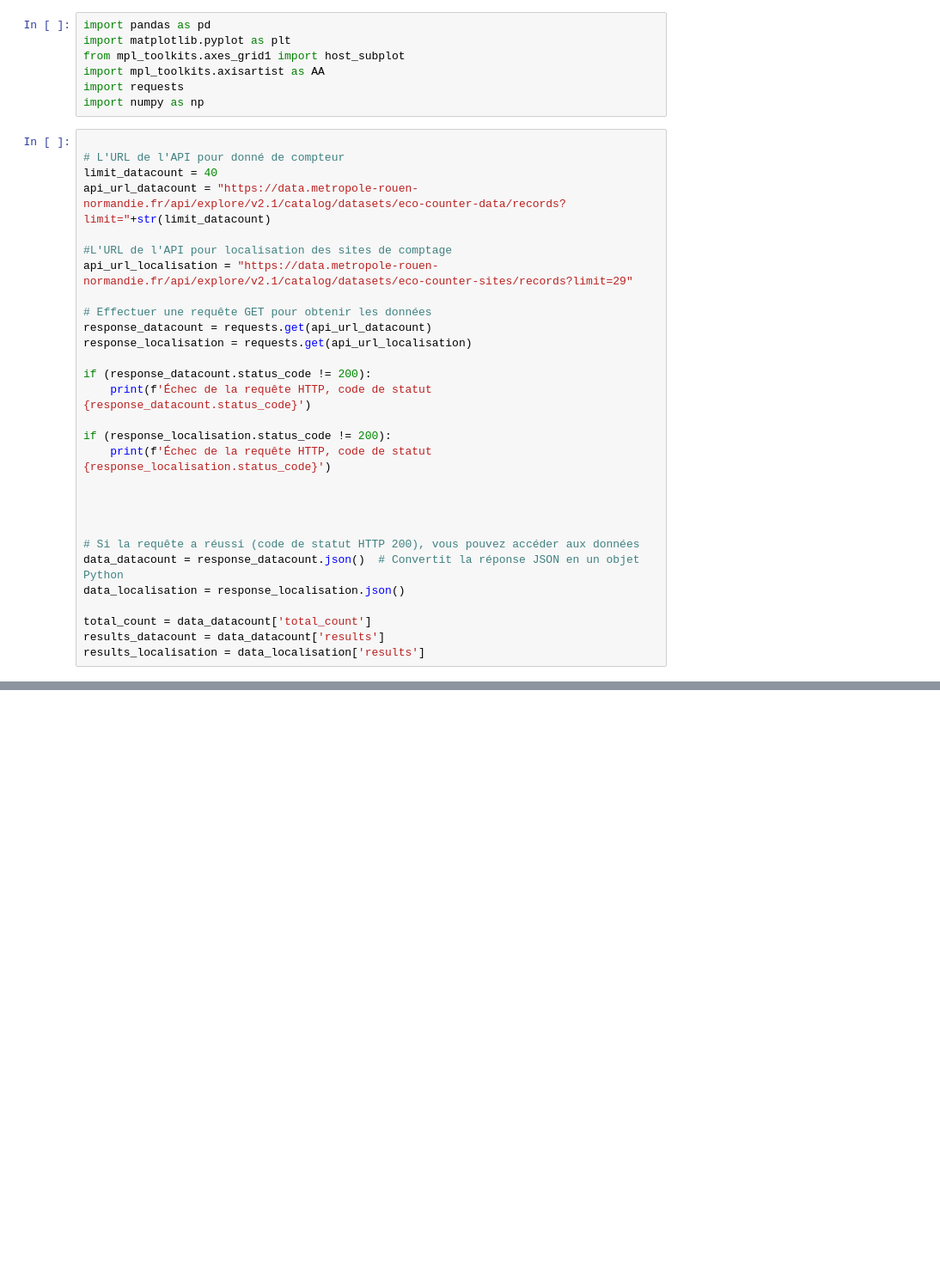
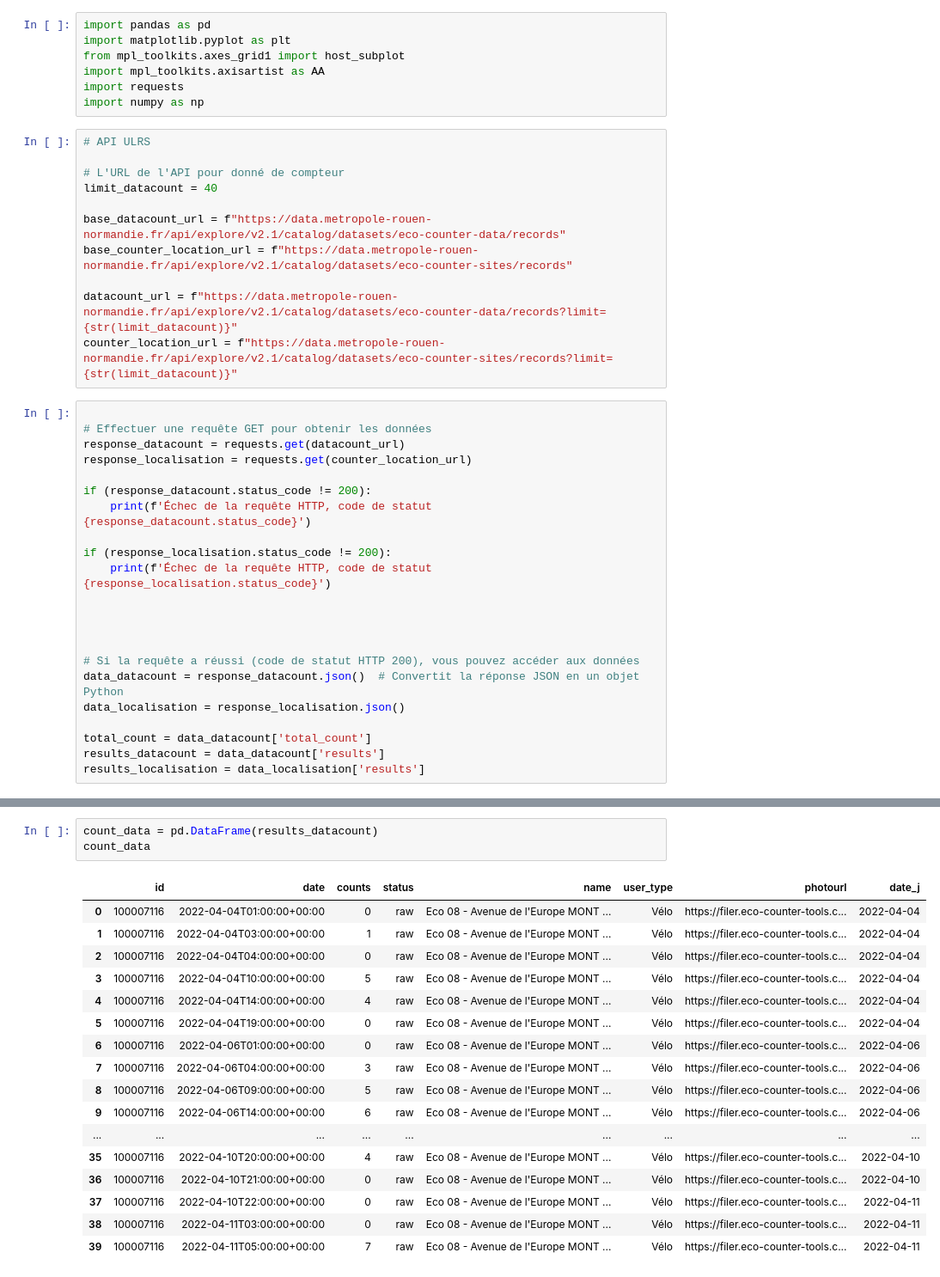
Before and after one commit to ba-talibe/OpenData-Rouen_Analysis_Project, a Jupyter notebook: data-fetching.ipynb, the cells around one changed output, grey strips where cells are left out. Shown at 86% size. Saved outputs shown, nothing was run; the diff lists cells and outputs as text; blank space fills up the shorter version.

```diff
--- a/data-fetching.ipynb
+++ b/data-fetching.ipynb
@@ -7,18 +7,22 @@ from mpl_toolkits.axes_grid1 import host_subplot
 import mpl_toolkits.axisartist as AA
 import requests
 import numpy as np
+# %%
+# API ULRS
+
+# L'URL de l'API pour donné de compteur
+limit_datacount = 40
+
+base_datacount_url = f"https://data.metropole-rouen-normandie.fr/api/explore/v2.1/catalog/datasets/eco-counter-data/records"
+base_counter_location_url = f"https://data.metropole-rouen-normandie.fr/api/explore/v2.1/catalog/datasets/eco-counter-sites/records"
+
+datacount_url = f"https://data.metropole-rouen-normandie.fr/api/explore/v2.1/catalog/datasets/eco-counter-data/records?limit={str(limit_datacount)}"
+counter_location_url = f"https://data.metropole-rouen-normandie.fr/api/explore/v2.1/catalog/datasets/eco-counter-sites/records?limit={str(limit_datacount)}"
 # %%
 
-# L'URL de l'API pour donné de compteur
-limit_datacount = 40
-api_url_datacount = "https://data.metropole-rouen-normandie.fr/api/explore/v2.1/catalog/datasets/eco-counter-data/records?limit="+str(limit_datacount)
-
-#L'URL de l'API pour localisation des sites de comptage
-api_url_localisation = "https://data.metropole-rouen-normandie.fr/api/explore/v2.1/catalog/datasets/eco-counter-sites/records?limit=29"
-
 # Effectuer une requête GET pour obtenir les données
-response_datacount = requests.get(api_url_datacount)
-response_localisation = requests.get(api_url_localisation)
+response_datacount = requests.get(datacount_url)
+response_localisation = requests.get(counter_location_url)
 
 if (response_datacount.status_code != 200):
     print(f'Échec de la requête HTTP, code de statut {response_datacount.status_code}')
@@ -56,0 +43,21 @@ Date_j: 2023-06-07
+# %%
+count_data = pd.DataFrame(results_datacount)
+count_data
+# %% [output]
+|  | id | date | counts | status | name | user_type | photourl | date_j |
+| 0 | 100007116 | 2022-04-04T01:00:00+00:00 | 0 | raw | Eco 08 - Avenue de l'Europe MONT ... | Vélo | https://filer.eco-counter-tools.c... | 2022-04-04 |
+| 1 | 100007116 | 2022-04-04T03:00:00+00:00 | 1 | raw | Eco 08 - Avenue de l'Europe MONT ... | Vélo | https://filer.eco-counter-tools.c... | 2022-04-04 |
+| 2 | 100007116 | 2022-04-04T04:00:00+00:00 | 0 | raw | Eco 08 - Avenue de l'Europe MONT ... | Vélo | https://filer.eco-counter-tools.c... | 2022-04-04 |
+| 3 | 100007116 | 2022-04-04T10:00:00+00:00 | 5 | raw | Eco 08 - Avenue de l'Europe MONT ... | Vélo | https://filer.eco-counter-tools.c... | 2022-04-04 |
+| 4 | 100007116 | 2022-04-04T14:00:00+00:00 | 4 | raw | Eco 08 - Avenue de l'Europe MONT ... | Vélo | https://filer.eco-counter-tools.c... | 2022-04-04 |
+| 5 | 100007116 | 2022-04-04T19:00:00+00:00 | 0 | raw | Eco 08 - Avenue de l'Europe MONT ... | Vélo | https://filer.eco-counter-tools.c... | 2022-04-04 |
+| 6 | 100007116 | 2022-04-06T01:00:00+00:00 | 0 | raw | Eco 08 - Avenue de l'Europe MONT ... | Vélo | https://filer.eco-counter-tools.c... | 2022-04-06 |
+| 7 | 100007116 | 2022-04-06T04:00:00+00:00 | 3 | raw | Eco 08 - Avenue de l'Europe MONT ... | Vélo | https://filer.eco-counter-tools.c... | 2022-04-06 |
+| 8 | 100007116 | 2022-04-06T09:00:00+00:00 | 5 | raw | Eco 08 - Avenue de l'Europe MONT ... | Vélo | https://filer.eco-counter-tools.c... | 2022-04-06 |
+| 9 | 100007116 | 2022-04-06T14:00:00+00:00 | 6 | raw | Eco 08 - Avenue de l'Europe MONT ... | Vélo | https://filer.eco-counter-tools.c... | 2022-04-06 |
+| ... | ... | ... | ... | ... | ... | ... | ... | ... |
+| 35 | 100007116 | 2022-04-10T20:00:00+00:00 | 4 | raw | Eco 08 - Avenue de l'Europe MONT ... | Vélo | https://filer.eco-counter-tools.c... | 2022-04-10 |
+| 36 | 100007116 | 2022-04-10T21:00:00+00:00 | 0 | raw | Eco 08 - Avenue de l'Europe MONT ... | Vélo | https://filer.eco-counter-tools.c... | 2022-04-10 |
+| 37 | 100007116 | 2022-04-10T22:00:00+00:00 | 0 | raw | Eco 08 - Avenue de l'Europe MONT ... | Vélo | https://filer.eco-counter-tools.c... | 2022-04-11 |
+| 38 | 100007116 | 2022-04-11T03:00:00+00:00 | 0 | raw | Eco 08 - Avenue de l'Europe MONT ... | Vélo | https://filer.eco-counter-tools.c... | 2022-04-11 |
+| 39 | 100007116 | 2022-04-11T05:00:00+00:00 | 7 | raw | Eco 08 - Avenue de l'Europe MONT ... | Vélo | https://filer.eco-counter-tools.c... | 2022-04-11 |
```
Also changed, not shown: parts of 4 cells of this notebook.
